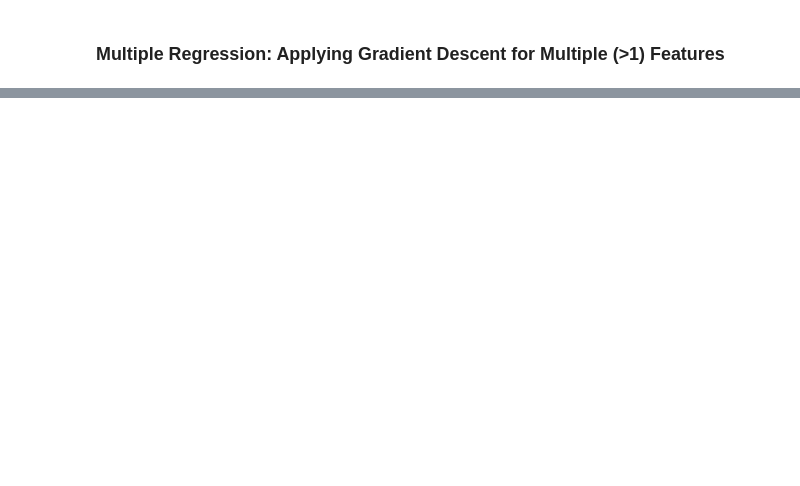
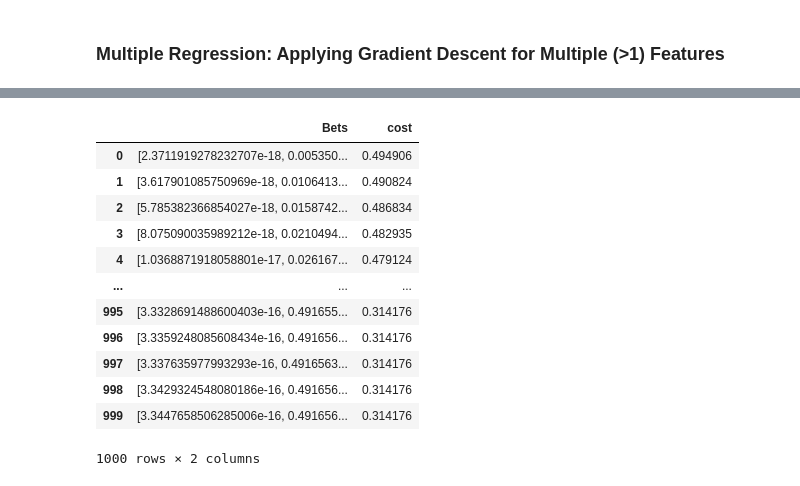
Before and after one commit to ArafatSabbir/Machine-Learning-with-Python-and-R, a Jupyter notebook: Gradient Descent/Gradient descent.ipynb, the cells around one changed output, grey strips where cells are left out. Drawn from its saved outputs; the diff is of its cells as text; code cells hidden in the pictures; blank space fills up the shorter version.

```diff
--- a/Gradient Descent/Gradient descent.ipynb
+++ b/Gradient Descent/Gradient descent.ipynb
@@ -136,0 +178,17 @@ NameError: name 'other' is not defined
+# %%
+# print costs with various values of coefficients b0, b1, b2
+gradient_descent_multi(X, y, theta, alpha, iterations)
+# %% [output]
+|  | Bets | cost |
+| 0 | [2.3711919278232707e-18, 0.005350... | 0.494906 |
+| 1 | [3.617901085750969e-18, 0.0106413... | 0.490824 |
+| 2 | [5.785382366854027e-18, 0.0158742... | 0.486834 |
+| 3 | [8.075090035989212e-18, 0.0210494... | 0.482935 |
+| 4 | [1.0368871918058801e-17, 0.026167... | 0.479124 |
+| ... | ... | ... |
+| 995 | [3.3328691488600403e-16, 0.491655... | 0.314176 |
+| 996 | [3.3359248085608434e-16, 0.491656... | 0.314176 |
+| 997 | [3.337635977993293e-16, 0.4916563... | 0.314176 |
+| 998 | [3.3429324548080186e-16, 0.491656... | 0.314176 |
+| 999 | [3.3447658506285006e-16, 0.491656... | 0.314176 |
+1000 rows × 2 columns
```
Also changed, not shown: parts of 8 cells of this notebook.
